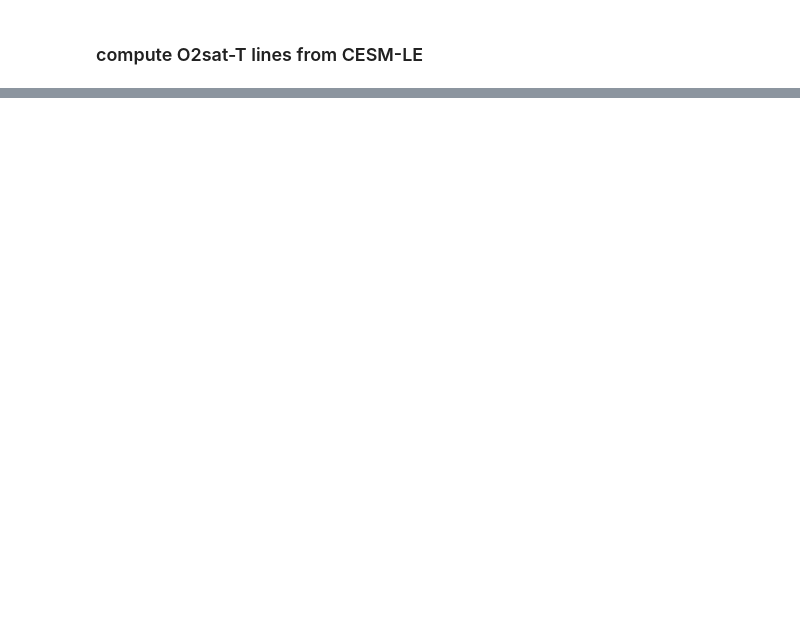
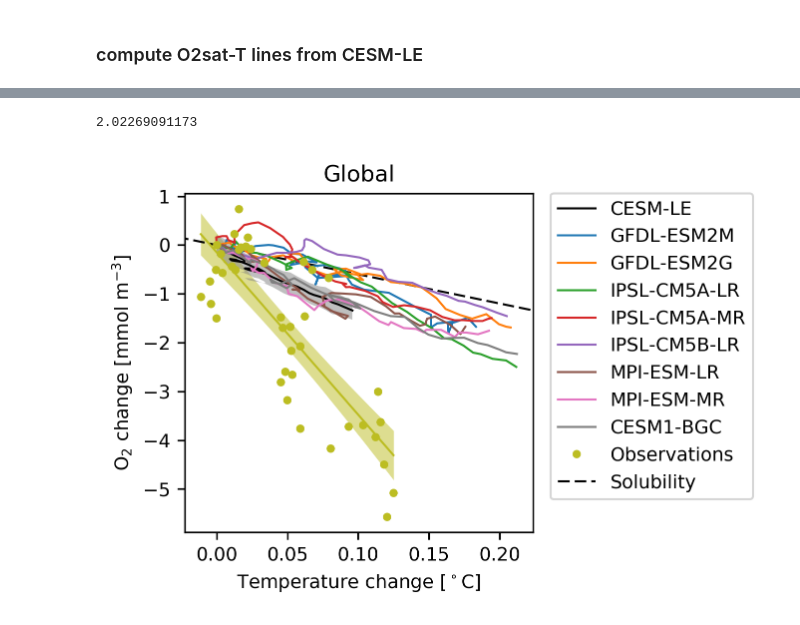
Before and after one commit to matt-long/iucn-deoxygenation-report, a Jupyter notebook: plot_tropical_hilat_phase.ipynb, the cells around one changed output, grey strips where cells are left out. Cells and saved outputs as stored; diff of their text form; code cells hidden in the pictures; blank space fills up the shorter version.

```diff
--- a/plot_tropical_hilat_phase.ipynb
+++ b/plot_tropical_hilat_phase.ipynb
@@ -277,3 +267,72 @@ plt.savefig(plot_name,bbox_inches='tight')
+# %%
+plot_name = os.path.join(diro['fig'],'o2change-temp-phase-diag-1970-2010.pdf')
+fig = plt.figure(figsize=(3,3),dpi=300)
+gs = gridspec.GridSpec(1,1)
+matplotlib.rcParams['contour.negative_linestyle'] = 'solid'
+
+
+from scipy import stats
+import statsmodels.api as sm
+
+for ir,region in enumerate(['Global']):
+    i = region_names.index(region)
+
+    ax = fig.add_subplot(gs[0,ir])
+    ax.plot(dcesm_le[0].TEMP[:,i],dcesm_le[0].O2[:,i],'k-',linewidth=1.,label='CESM-LE')
+    ax.fill_between(dcesm_le[0].TEMP[:,i],dcesm_le[0].O2[:,i]+scesm_le[0].O2[:,i],dcesm_le[0].O2[:,i]-scesm_le[0].O2[:,i],
+                  facecolor='gray',alpha=0.5)
+
+    for im,m in enumerate(cmip.model.values):
+        ax.plot(dcmip[0].TEMP[im,:,i],dcmip[0].O2[im,:,i],'-',linewidth=1,label=m)
+
+    xo = dobs[0].TEMP[:,i].values
+    yo = dobs[0].O2[:,i].values
+    po = ax.plot(xo,yo,'.',label='Observations')
+
+    xlm = ax.get_xlim()
+    ylm = ax.get_ylim()
+
+    model = sm.OLS(yo, sm.add_constant(xo))
+    fitted = model.fit()
+
+    xohat = np.linspace(xo.min(),xo.max(),50)
+    yohat = fitted.predict(sm.add_constant(xohat))
+    yoerr = yo - fitted.predict(sm.add_constant(xo))
+    xbar = np.mean(xo)
+    n = len(xo)
+    df = n - fitted.df_model - 1
+    t = stats.t.ppf(1.-0.025,df=df)
+    print t
+    s_err = np.sum(np.power(yoerr,2))
+    ci = t * np.sqrt((s_err/(n-2))*(1.0/n + (np.power((xohat-xbar),2) /
+                ((np.sum(np.power(xohat,2))) - n*(np.power(xbar,2))))))
+
+    ax.plot(xohat,yohat,'-',linewidth=1,color=po[0].get_color())
+    ax.fill_between(xohat,yohat+np.abs(ci),yohat-np.abs(ci),
+                    color=po[0].get_color(),alpha=0.5,zorder=-10,linewidth=0.)
+
+
+    ax.plot(O2sat_x[0][:,i],O2sat_y[0][:,i],'--',linewidth=1,color='k',label='Solubility',zorder=-10)
+    ax.set_xlim(xlm)
+    ax.set_ylim(ylm)
+    ax.set_title(region)
+
+handles, labels = ax.get_legend_handles_labels()
+plt.legend(handles, labels,loc=2,
+           bbox_to_anchor=(1.05, 1),
+           ncol=1, borderaxespad=0.)
+
+axs = fig.get_axes()
+for i,ax in enumerate(axs):
+    ax.set_xlabel('Temperature change [$^\circ$C]')
+    if i == 0:
+        ax.set_ylabel('O${_{2}}$ change [mmol m$^{-3}$]')
+
+
+plt.savefig(plot_name,bbox_inches='tight')
+# %% [output]
+2.02269091173
+[figure, added]
 # %%
 plot_name = os.path.join(diro['fig'],'aou-o2sat-phase-diag.pdf')
 fig = plt.figure(figsize=(12,3),dpi=300)
```
Also changed, not shown: parts of 10 cells of this notebook, 3 other files.
